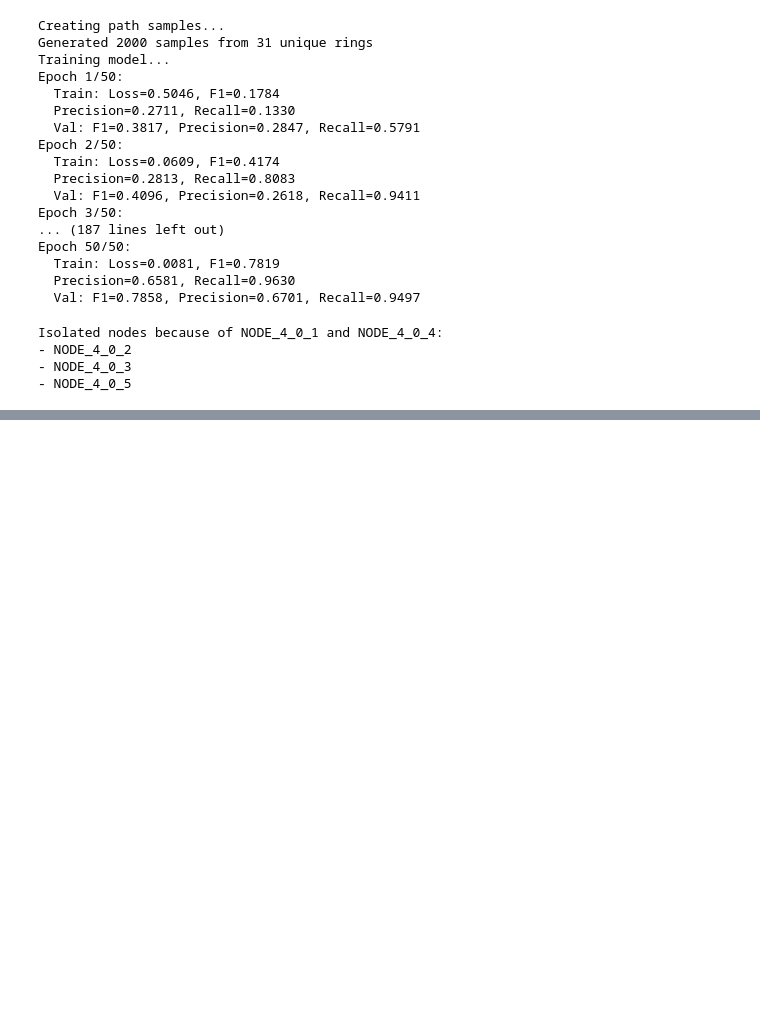
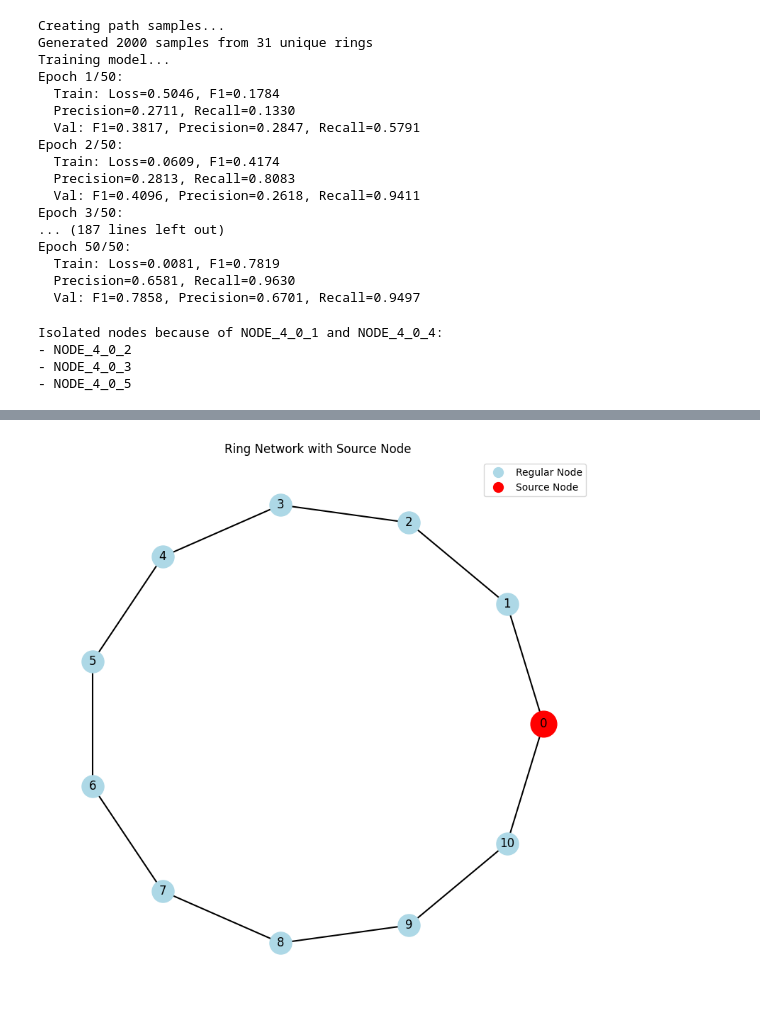
Before and after one commit to hashil7/alarm_rca, a Jupyter notebook: gnnv3.ipynb, the cells around one changed output, grey strips where cells are left out. Saved outputs shown, nothing was run; the diff lists cells and outputs as text; code cells hidden in the pictures; blank space fills up the shorter version.

```diff
--- a/gnnv3.ipynb
+++ b/gnnv3.ipynb
@@ -2079,0 +2538,82 @@ Isolated nodes because of NODE_4_0_1 and NODE_4_0_4:
+# %%
+import networkx as nx
+import matplotlib.pyplot as plt
+
+def create_ring_network(num_nodes=10, source_node_id=0):
+    """
+    Create a ring network with a designated source node.
+
+    Args:
+        num_nodes: Number of regular nodes (excluding source node)
+        source_node_id: ID of the source node
+
+    Returns:
+        NetworkX graph with ring topology
+    """
+    # Total nodes = num_nodes + 1 (for source node)
+    total_nodes = num_nodes + 1
+
+    # Create empty graph
+    G = nx.Graph()
+
+    # Add nodes
+    for i in range(total_nodes):
+        if i == source_node_id:
+            G.add_node(i, type='source')
+        else:
+            G.add_node(i, type='regular')
+
+    # Add edges to form a ring
+    for i in range(total_nodes):
+        next_node = (i + 1) % total_nodes
+        G.add_edge(i, next_node)
+
+    return G
+
+def visualize_ring_network(G, source_node_id=0):
+    """
+    Visualize the ring network with the source node highlighted.
+
+    Args:
+        G: NetworkX graph
+        source_node_id: ID of the source node
+    """
+    # Create a circular layout
+    pos = nx.circular_layout(G)
+
+    plt.figure(figsize=(8, 8))
+
+    # Get regular nodes (all nodes except source)
+    regular_nodes = [n for n in G.nodes() if n != source_node_id]
+
+    # Draw regular nodes
+    nx.draw_networkx_nodes(G, pos, nodelist=regular_nodes,
+                         node_color='lightblue', node_size=500)
+
+    # Draw source node
+    nx.draw_networkx_nodes(G, pos, nodelist=[source_node_id],
+                         node_color='red', node_size=700)
+
+    # Draw edges
+    nx.draw_networkx_edges(G, pos, width=1.5)
+
+    # Draw node labels
+    nx.draw_networkx_labels(G, pos, font_size=12)
+
+    # Create legend
+    plt.plot([], [], 'o', color='lightblue', markersize=10, label='Regular Node')
+    plt.plot([], [], 'o', color='red', markersize=10, label='Source Node')
+
+    plt.legend()
+    plt.title('Ring Network with Source Node')
+    plt.axis('off')
+    plt.tight_layout()
+    plt.show()
+
+# Create the ring network (10 regular nodes + 1 source node)
+ring_network = create_ring_network(num_nodes=10, source_node_id=0)
+
+# Visualize the network
+visualize_ring_network(ring_network, source_node_id=0)
+# %% [output]
+[figure, added]
```
Also changed, not shown: parts of 88 cells of this notebook.
